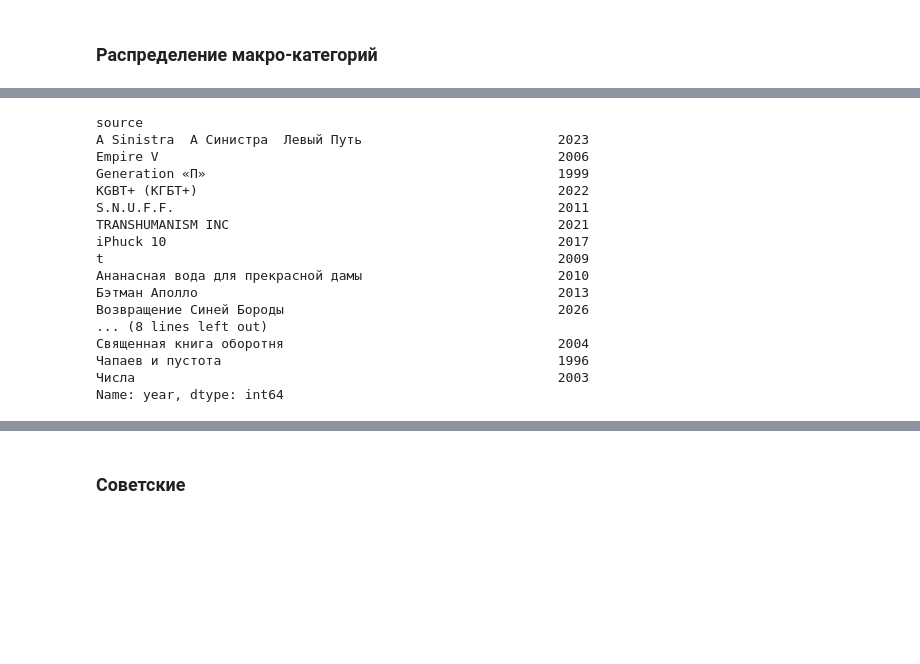
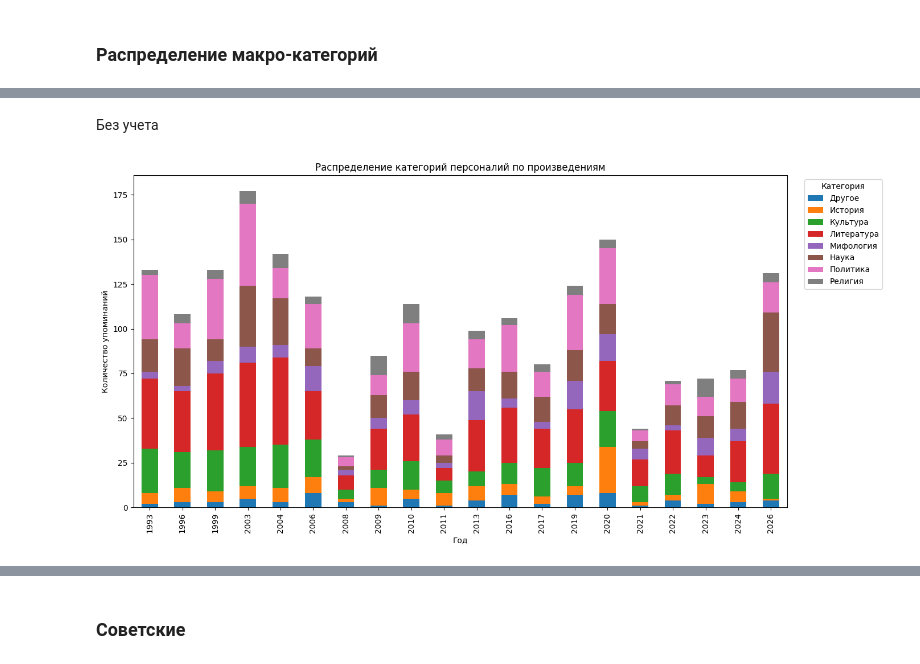
Before and after one commit to rybalkoiv/Pelevin_NER, a Jupyter notebook: analize.ipynb, the cells around one changed output, grey strips where cells are left out. Drawn from its saved outputs; the diff is of its cells as text; code cells hidden in the pictures; blank space fills up the shorter version.

```diff
--- a/analize.ipynb
+++ b/analize.ipynb
@@ -728,20 +803,27 @@ plt.show()
-# %%
-df.groupby('source')["year"].first()
-# %% [output]
-source
-A Sinistra  А Синистра  Левый Путь                         2023
-Empire V                                                   2006
-Generation «П»                                             1999
-KGBT+ (КГБТ+)                                              2022
-S.N.U.F.F.                                                 2011
-TRANSHUMANISM INC                                          2021
-iPhuck 10                                                  2017
-t                                                          2009
-Ананасная вода для прекрасной дамы                         2010
-Бэтман Аполло                                              2013
-Возвращение Синей Бороды                                   2026
-... (8 lines left out)
-Священная книга оборотня                                   2004
-Чапаев и пустота                                           1996
-Числа                                                      2003
-Name: year, dtype: int64
+# %% [markdown]
+Без учета
+# %%
+df_exp = df.explode("super_categories")
+
+plot_df = (
+    df_exp.groupby(["year", "super_categories"])
+    .size()
+    .unstack(fill_value=0)
+    .sort_index()
+)
+
+plot_df.plot(
+    kind="bar",
+    stacked=True,
+    figsize=(14, 7)
+)
+
+plt.xlabel("Год")
+plt.ylabel("Количество упоминаний")
+plt.title("Распределение категорий персоналий по произведениям")
+plt.legend(title="Категория", bbox_to_anchor=(1.02, 1), loc="upper left")
+plt.tight_layout()
+
+plt.show()
+# %% [output]
+[figure, added]
```
Also changed, not shown: parts of 51 cells of this notebook.
